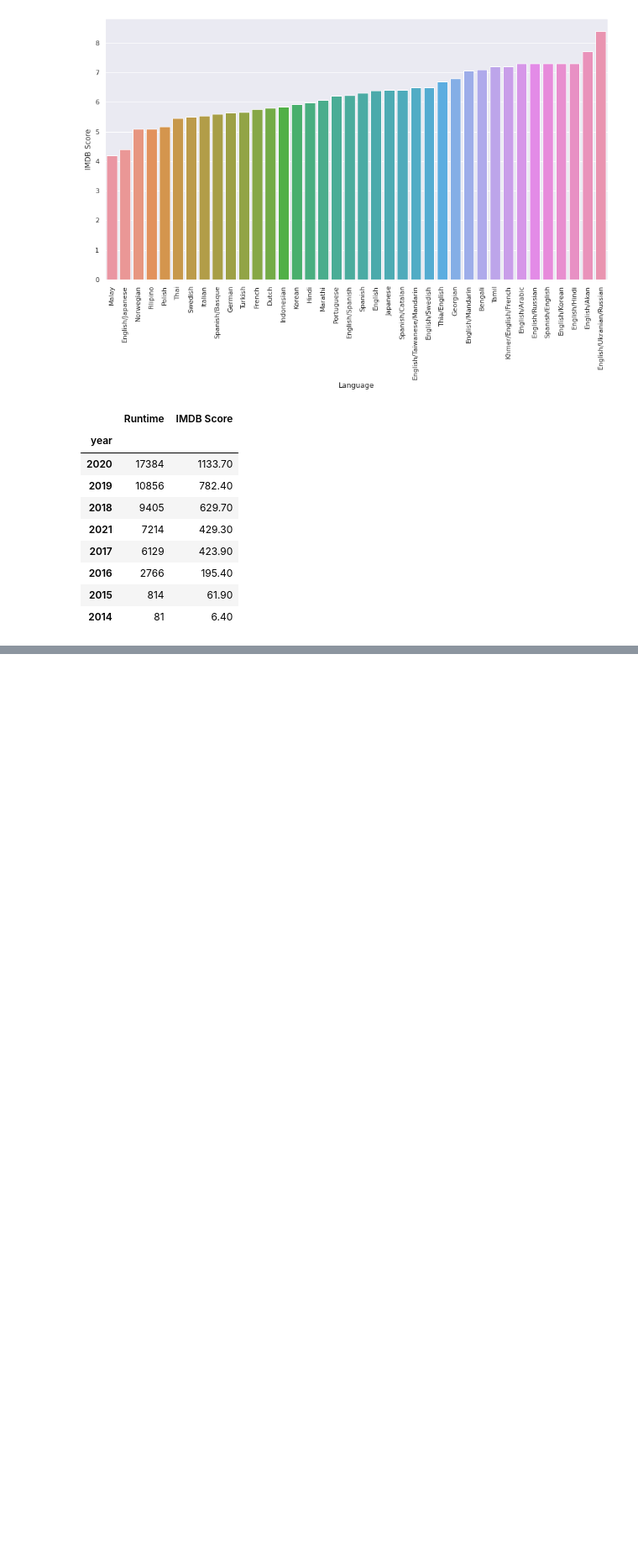
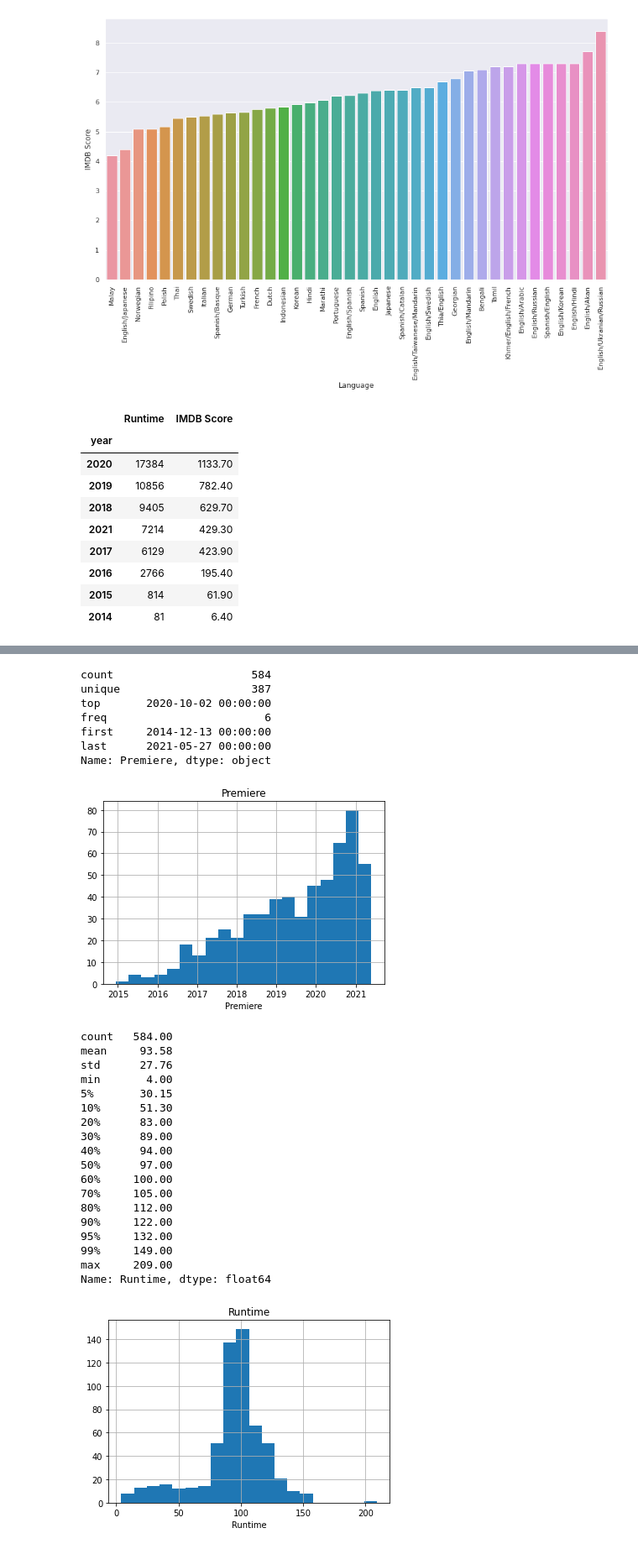
Before and after one commit to CanKemaloglu/GlobalAiHubProjects, a Jupyter notebook: Proje2_GlobalAIHub.ipynb, the cells around one changed output, grey strips where cells are left out. Shown: that part at 84% size. Drawn from its saved outputs; the diff is of its cells as text; code cells hidden in the pictures; blank space fills up the shorter version.

```diff
--- a/Proje2_GlobalAIHub.ipynb
+++ b/Proje2_GlobalAIHub.ipynb
@@ -356 +356,63 @@ year False
 conclusion: As a result of the output of the functions that perform outlier analysis with the extreme values determined in the data set, no outliers observed.
+# %%
+##################################
+# KATEGORİK DEĞİŞKENLERİN ANALİZİ
+##################################
+
+def cat_summary(dataframe, col_name, plot=False):
+    print(pd.DataFrame({col_name: dataframe[col_name].value_counts(),
+                        "Ratio": 100 * dataframe[col_name].value_counts() / len(dataframe)}))
+    print("##########################################")
+    if plot:
+        sns.countplot(x=dataframe[col_name], data=dataframe)
+        plt.show()
+
+for col in cat_cols:
+    cat_summary(df, col)
+
+
+
+##################################
+# NUMERİK DEĞİŞKENLERİN ANALİZİ
+##################################
+
+def num_summary(dataframe, numerical_col, plot=False):
+    quantiles = [0.05, 0.10, 0.20, 0.30, 0.40, 0.50, 0.60, 0.70, 0.80, 0.90, 0.95, 0.99]
+    print(dataframe[numerical_col].describe(quantiles).T)
+
+    if plot:
+        dataframe[numerical_col].hist(bins=20)
+        plt.xlabel(numerical_col)
+        plt.title(numerical_col)
+        plt.show()
+
+for col in num_cols:
+    num_summary(df, col, plot=True)
+# %% [output]
+count                     584
+unique                    387
+top       2020-10-02 00:00:00
+freq                        6
+first     2014-12-13 00:00:00
+last      2021-05-27 00:00:00
+Name: Premiere, dtype: object
+[figure, added]
+count   584.00
+mean     93.58
+std      27.76
+min       4.00
+5%       30.15
+10%      51.30
+20%      83.00
+30%      89.00
+40%      94.00
+50%      97.00
+60%     100.00
+70%     105.00
+80%     112.00
+90%     122.00
+95%     132.00
+99%     149.00
+max     209.00
+Name: Runtime, dtype: float64
+[figure, added]
```
Also changed, not shown: parts of 3 cells of this notebook.
